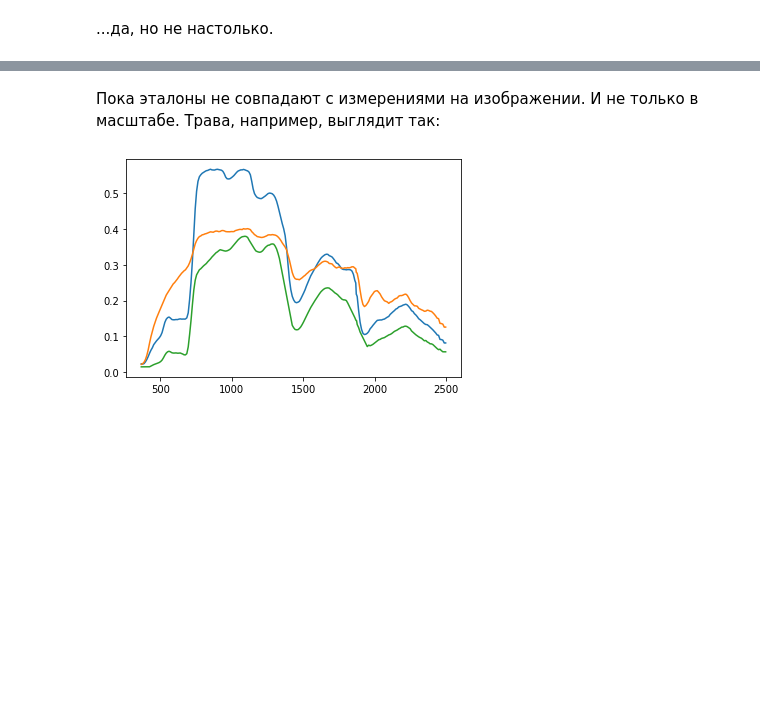
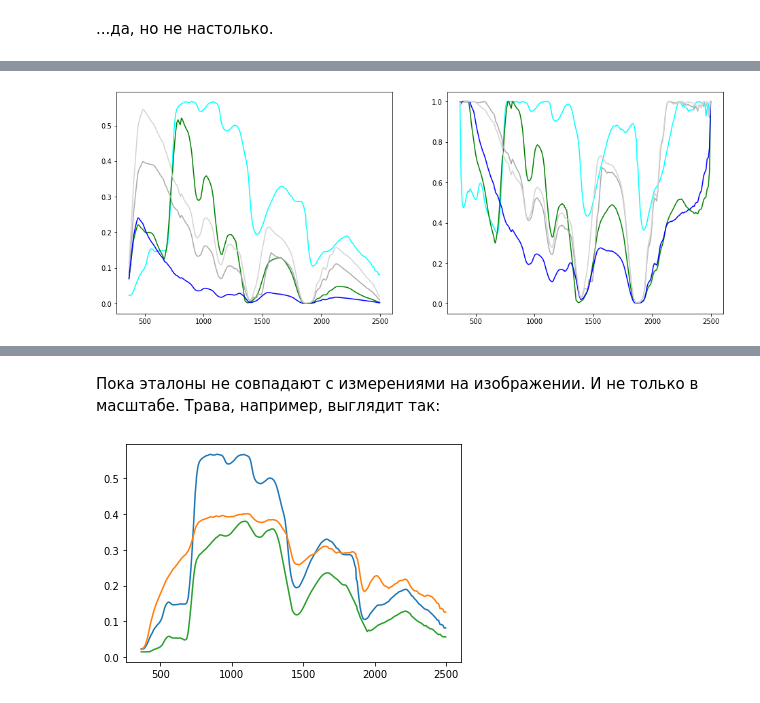
Before and after one commit to kormang/hyperspectralplayground, a Jupyter notebook: hyperspectral.ipynb, the cells around one changed output, grey strips where cells are left out. Saved outputs shown, nothing was run; the diff lists cells and outputs as text; code cells hidden in the pictures; blank space fills up the shorter version.

```diff
--- a/hyperspectral.ipynb
+++ b/hyperspectral.ipynb
@@ -684,5 +684,5 @@ interesting_reflectances = refs = [img2refect(ispec, continuum=maxes_processed)
 # %%
-def compare_plots_with_ethalon(ethalon, ethalong_color):
+def compare_plots_with_ethalon(ethalon, ethalong_color, interesting_reflectances):
     from pycontinuum import continuum, continuum_removed_original
 
     spectra = [ethalon] + interesting_reflectances
@@ -749,0 +760,6 @@ compare_ethalon_imgrefl_continuum(0, 1, 'cyan', 'magenta')
+# %%
+interesting_reflectances = [img2reflect(ispec, scale_vec=(np.ones((len(ispec),), dtype=float) * 10000)) for ispec in interesting_spectra]
+# %%
+compare_plots_with_ethalon(interesting_ethalons[0], 'cyan', interesting_reflectances)
+# %% [output]
+[figure, added]
```
Also changed, not shown: parts of 38 cells of this notebook, 12 other files.
